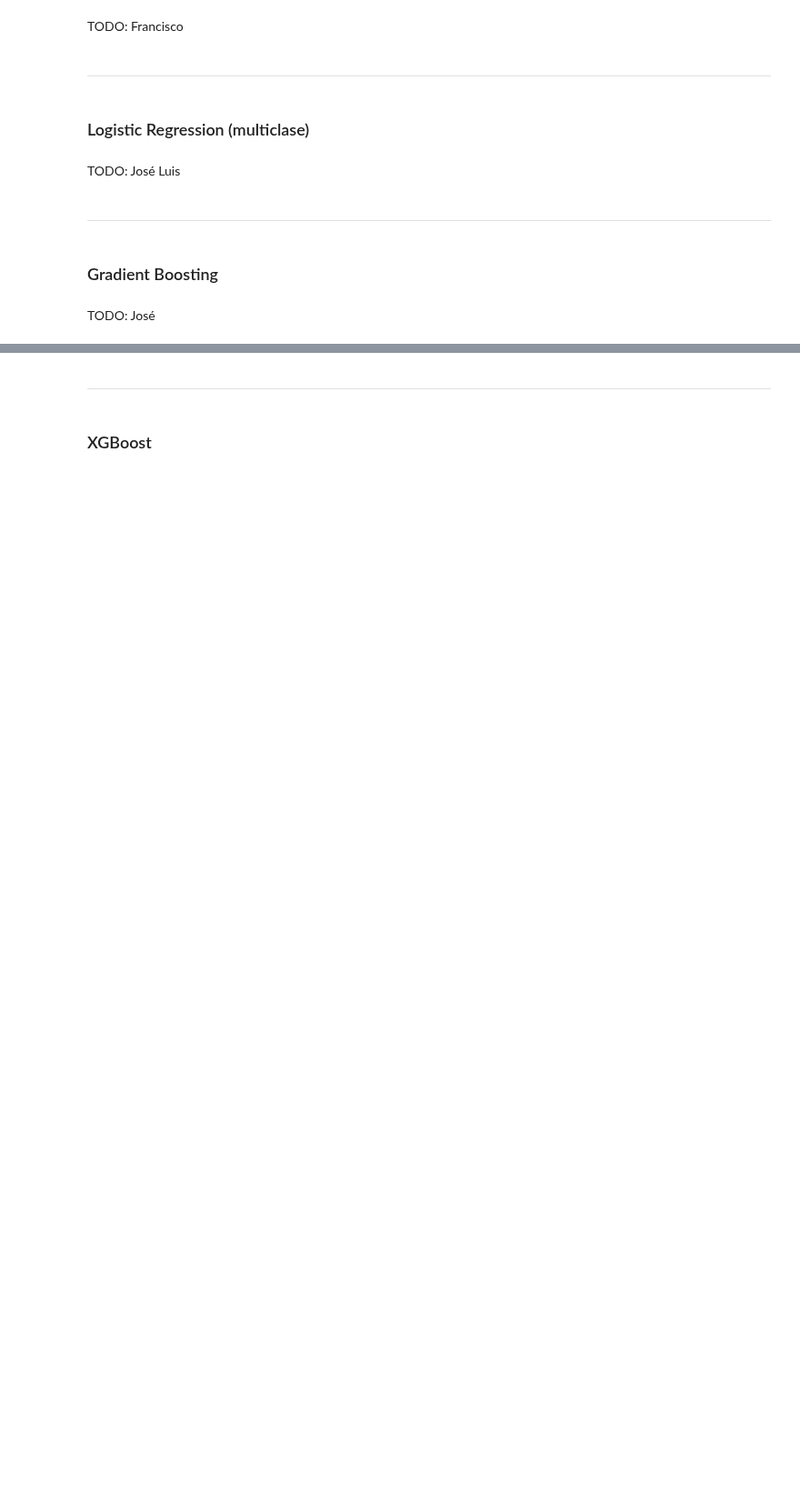
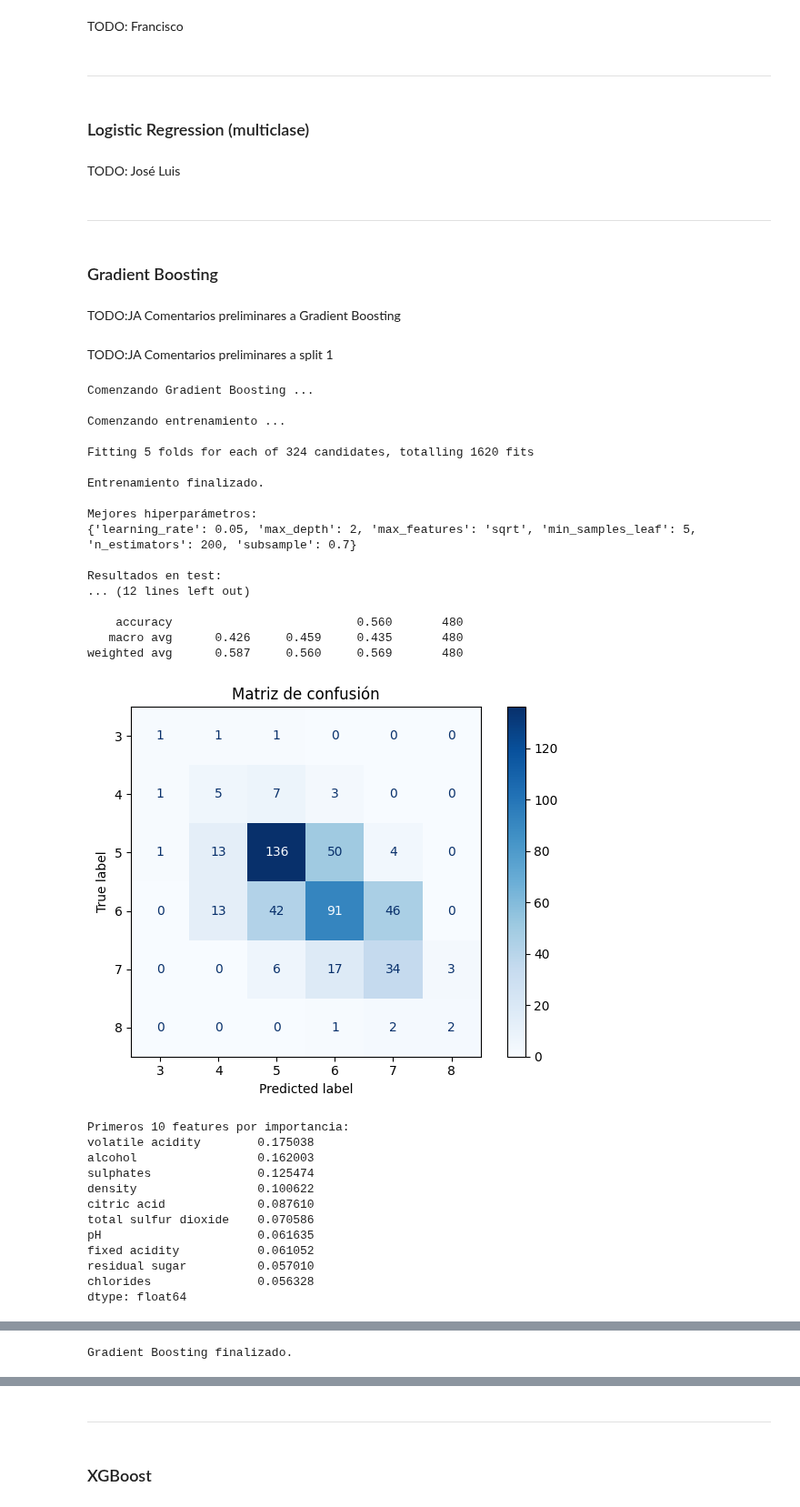
Before and after one commit to joseaviani/CEIA-AMq-TP, a Jupyter notebook: src/AMq-TP-Co20.ipynb, the cells around one changed output, grey strips where cells are left out. Shown at 91% size. Cells and saved outputs as stored; diff of their text form; code cells hidden in the pictures; blank space fills up the shorter version.

Commit message:
Agregar resultados: Preprocesamiento; Gradient Boosting; XGBoost

```diff
--- a/src/AMq-TP-Co20.ipynb
+++ b/src/AMq-TP-Co20.ipynb
@@ -53,8 +53,8 @@ np.random.seed(SEED)
 EJECUTAR_RANDOM_FOREST = False
 EJECUTAR_K_NEAREST_NEIGHBORS = False
 EJECUTAR_LOGISTIC_REGRESSION = False
-EJECUTAR_GRADIENT_BOOSTING = False
-EJECUTAR_XGBOOST = False
+EJECUTAR_GRADIENT_BOOSTING = True
+EJECUTAR_XGBOOST = True
 # %% [markdown]
 Descargamos el dataset:
 # %%
@@ -311,9 +388,42 @@ if EJECUTAR_LOGISTIC_REGRESSION:
 # %% [markdown]
 ### Gradient Boosting
 # %% [markdown]
-TODO: José
+TODO:JA Comentarios preliminares a Gradient Boosting
+# %% [markdown]
+TODO:JA Comentarios preliminares a split 1
 # %%
 if EJECUTAR_GRADIENT_BOOSTING:
   importlib.reload(gbm)
-  gradient_boosting_model = gbm.GradientBoostingModel(X_train.copy(), X_test.copy(), y_train.copy(), y_test.copy(), classes.copy(), class_weights.copy())
+  gradient_boosting_model = gbm.GradientBoostingModel(X1_train.copy(), X1_test.copy(), y1_train.copy(), y1_test.copy(), classes1.copy(), class_weights1.copy())
   gradient_boosting_model.procesar()
+# %% [output]
+Comenzando Gradient Boosting ...
+
+Comenzando entrenamiento ...
+
+Fitting 5 folds for each of 324 candidates, totalling 1620 fits
+
+Entrenamiento finalizado.
+
+Mejores hiperparámetros:
+{'learning_rate': 0.05, 'max_depth': 2, 'max_features': 'sqrt', 'min_samples_leaf': 5, 'n_estimators': 200, 'subsample': 0.7}
+
+Resultados en test:
+... (12 lines left out)
+
+    accuracy                          0.560       480
+   macro avg      0.426     0.459     0.435       480
+weighted avg      0.587     0.560     0.569       480
+[figure, added]
+Primeros 10 features por importancia:
+volatile acidity        0.175038
+alcohol                 0.162003
+sulphates               0.125474
+density                 0.100622
+citric acid             0.087610
+total sulfur dioxide    0.070586
+pH                      0.061635
+fixed acidity           0.061052
+residual sugar          0.057010
+chlorides               0.056328
+dtype: float64
@@ -319,0 +431 @@ if EJECUTAR_GRADIENT_BOOSTING:
+Gradient Boosting finalizado.
```
Also changed, not shown: parts of 29 cells of this notebook.
